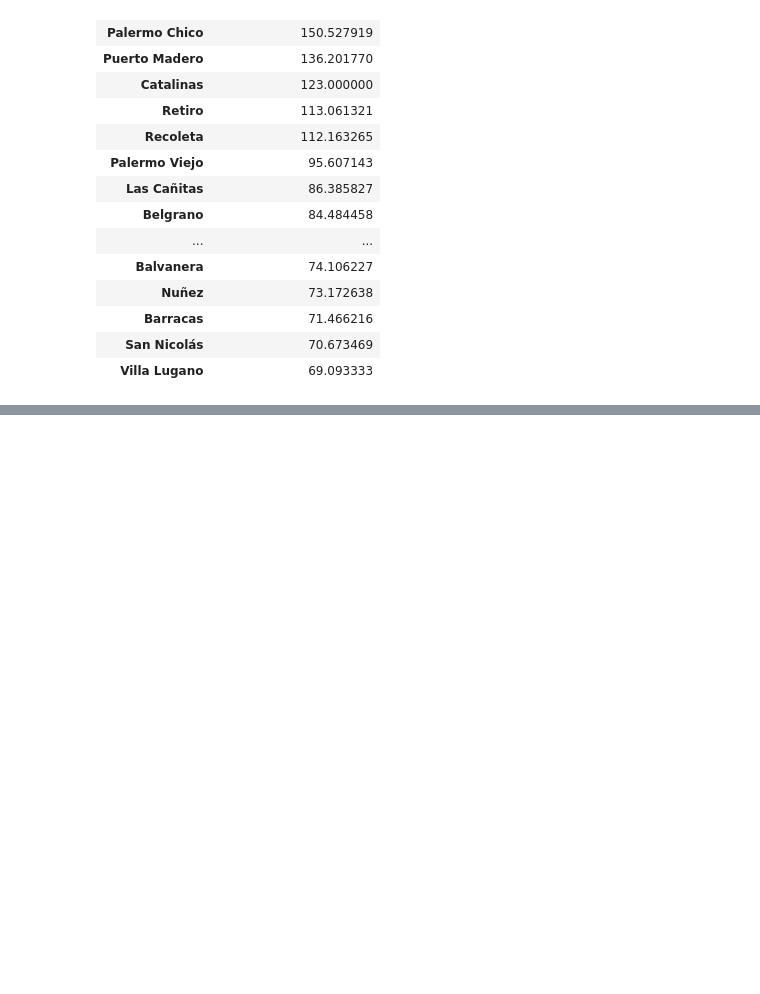
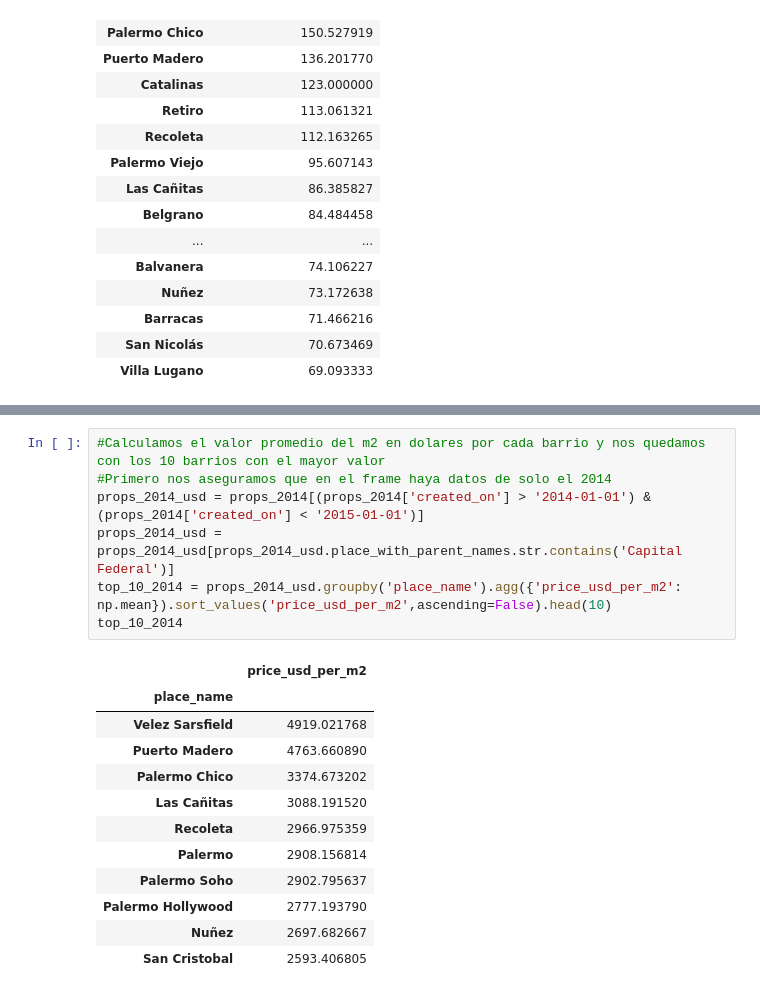
Before and after one commit to BrigliaAn/OrganizacionDeDatos, a Jupyter notebook: Analisis Exploratorio.ipynb, the cells around one changed output, grey strips where cells are left out. Drawn from its saved outputs; the diff is of its cells as text; blank space fills up the shorter version.

```diff
--- a/Analisis Exploratorio.ipynb
+++ b/Analisis Exploratorio.ipynb
@@ -214,0 +281,20 @@ top_20_2017.plot.bar()
+# %%
+#Calculamos el valor promedio del m2 en dolares por cada barrio y nos quedamos con los 10 barrios con el mayor valor
+#Primero nos aseguramos que en el frame haya datos de solo el 2014
+props_2014_usd = props_2014[(props_2014['created_on'] > '2014-01-01') & (props_2014['created_on'] < '2015-01-01')]
+props_2014_usd = props_2014_usd[props_2014_usd.place_with_parent_names.str.contains('Capital Federal')]
+top_10_2014 = props_2014_usd.groupby('place_name').agg({'price_usd_per_m2': np.mean}).sort_values('price_usd_per_m2',ascending=False).head(10)
+top_10_2014
+# %% [output]
+|  | price_usd_per_m2 |
+| place_name |  |
+| Velez Sarsfield | 4919.021768 |
+| Puerto Madero | 4763.660890 |
+| Palermo Chico | 3374.673202 |
+| Las Cañitas | 3088.191520 |
+| Recoleta | 2966.975359 |
+| Palermo | 2908.156814 |
+| Palermo Soho | 2902.795637 |
+| Palermo Hollywood | 2777.193790 |
+| Nuñez | 2697.682667 |
+| San Cristobal | 2593.406805 |
```
Also changed, not shown: parts of 8 cells of this notebook.
